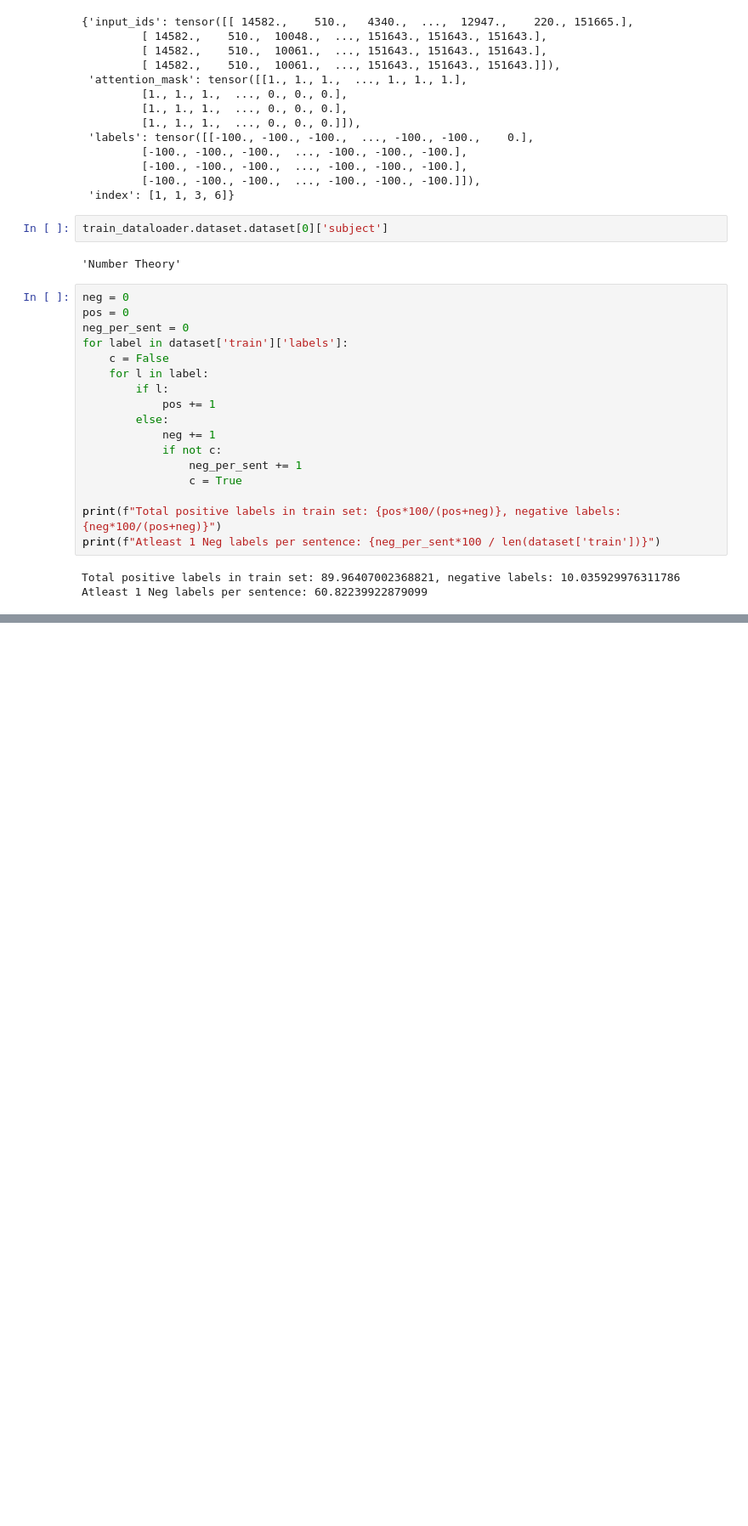
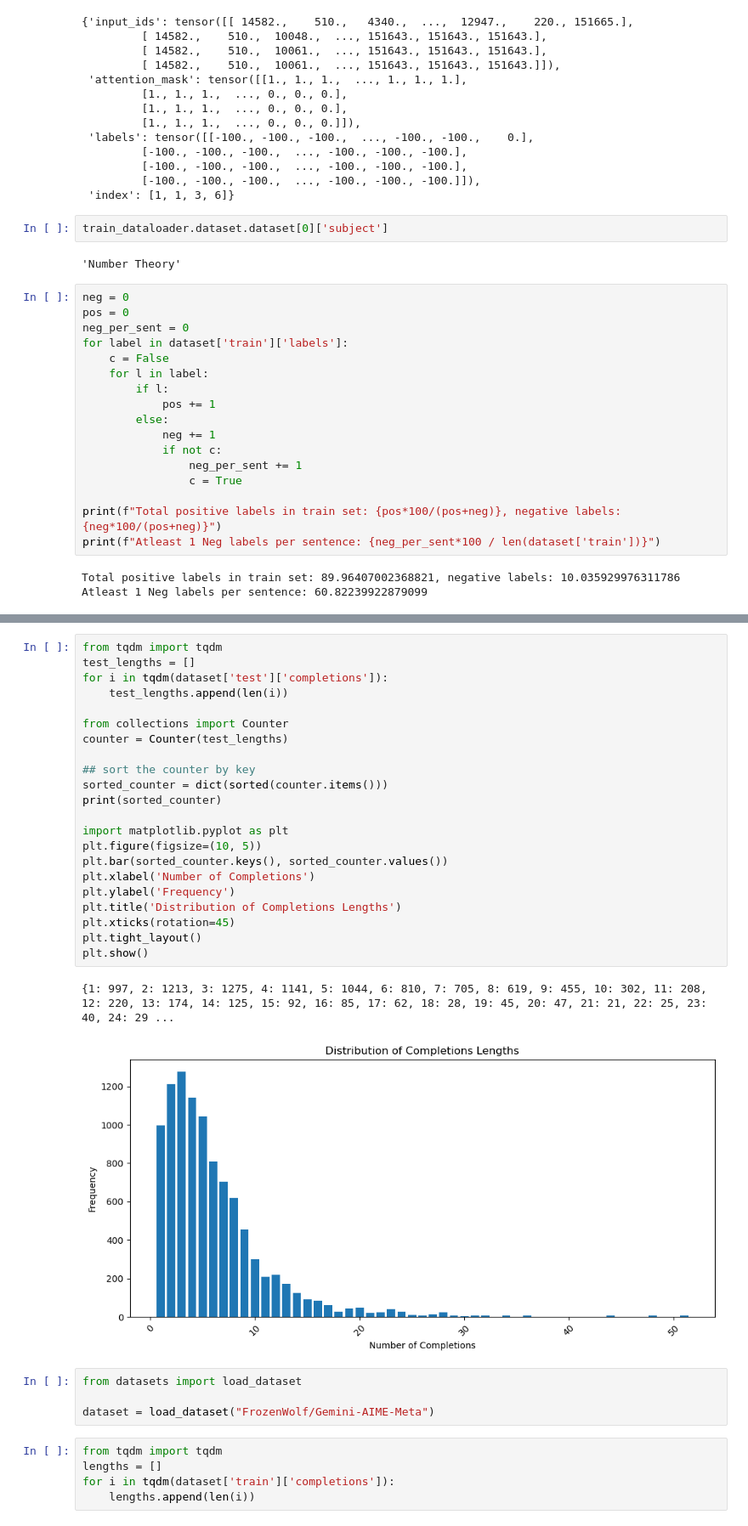
Before and after one commit to FrozenWolf-Cyber/Math-PRM, a Jupyter notebook: datagen.ipynb, the cells around one changed output, grey strips where cells are left out. Shown: that part at 85% size. Drawn from its saved outputs; the diff is of its cells as text; blank space fills up the shorter version.

```diff
--- a/datagen.ipynb
+++ b/datagen.ipynb
@@ -954,0 +1002,34 @@ Atleast 1 Neg labels per sentence: 60.82239922879099
+# %%
+from tqdm import tqdm
+test_lengths = []
+for i in tqdm(dataset['test']['completions']):
+    test_lengths.append(len(i))
+
+from collections import Counter
+counter = Counter(test_lengths)
+
+## sort the counter by key
+sorted_counter = dict(sorted(counter.items()))
+print(sorted_counter)
+
+import matplotlib.pyplot as plt
+plt.figure(figsize=(10, 5))
+plt.bar(sorted_counter.keys(), sorted_counter.values())
+plt.xlabel('Number of Completions')
+plt.ylabel('Frequency')
+plt.title('Distribution of Completions Lengths')
+plt.xticks(rotation=45)
+plt.tight_layout()
+plt.show()
+# %% [output]
+{1: 997, 2: 1213, 3: 1275, 4: 1141, 5: 1044, 6: 810, 7: 705, 8: 619, 9: 455, 10: 302, 11: 208, 12: 220, 13: 174, 14: 125, 15: 92, 16: 85, 17: 62, 18: 28, 19: 45, 20: 47, 21: 21, 22: 25, 23: 40, 24: 29 ...
+[figure, added]
+# %%
+from datasets import load_dataset
+
+dataset = load_dataset("FrozenWolf/Gemini-AIME-Meta")
+# %%
+from tqdm import tqdm
+lengths = []
+for i in tqdm(dataset['train']['completions']):
+    lengths.append(len(i))
```
Also changed, not shown: parts of 15 cells of this notebook, 5 other files.
